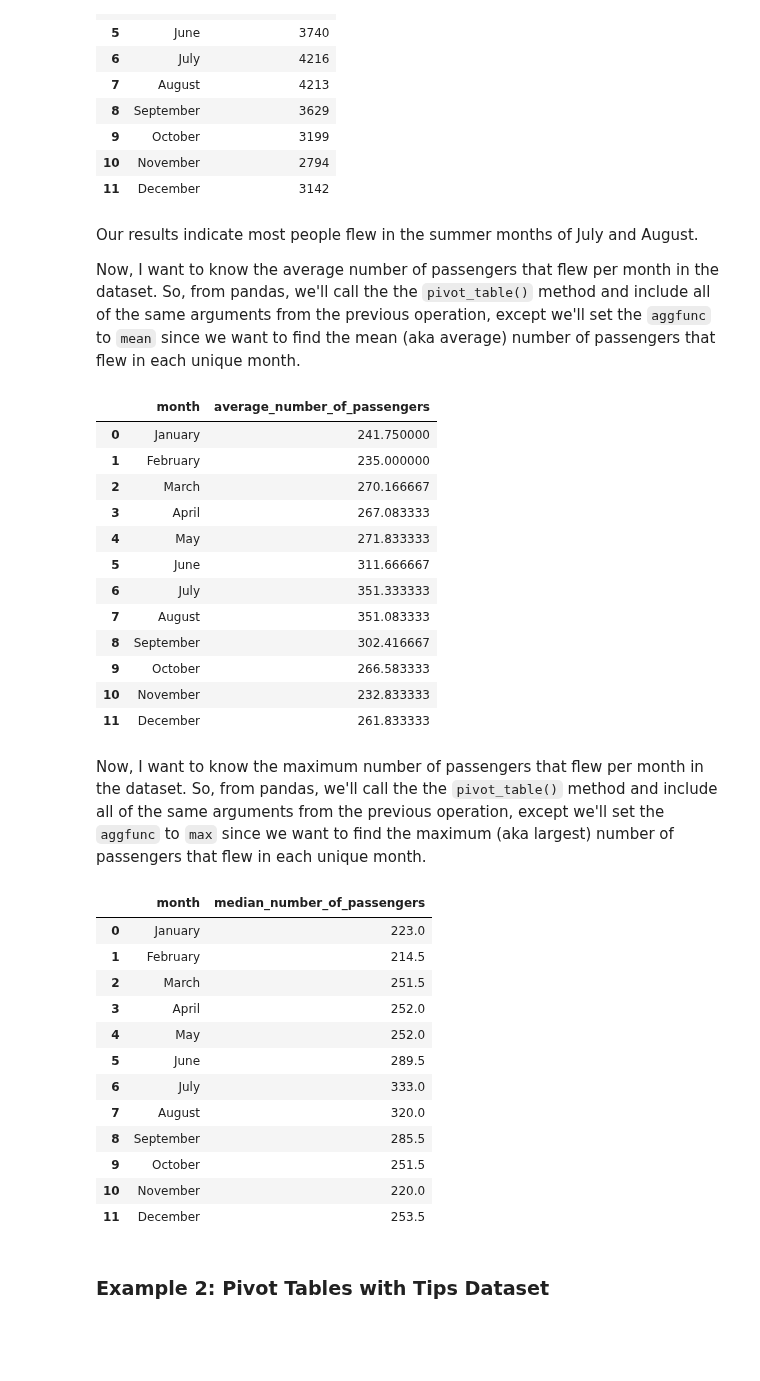
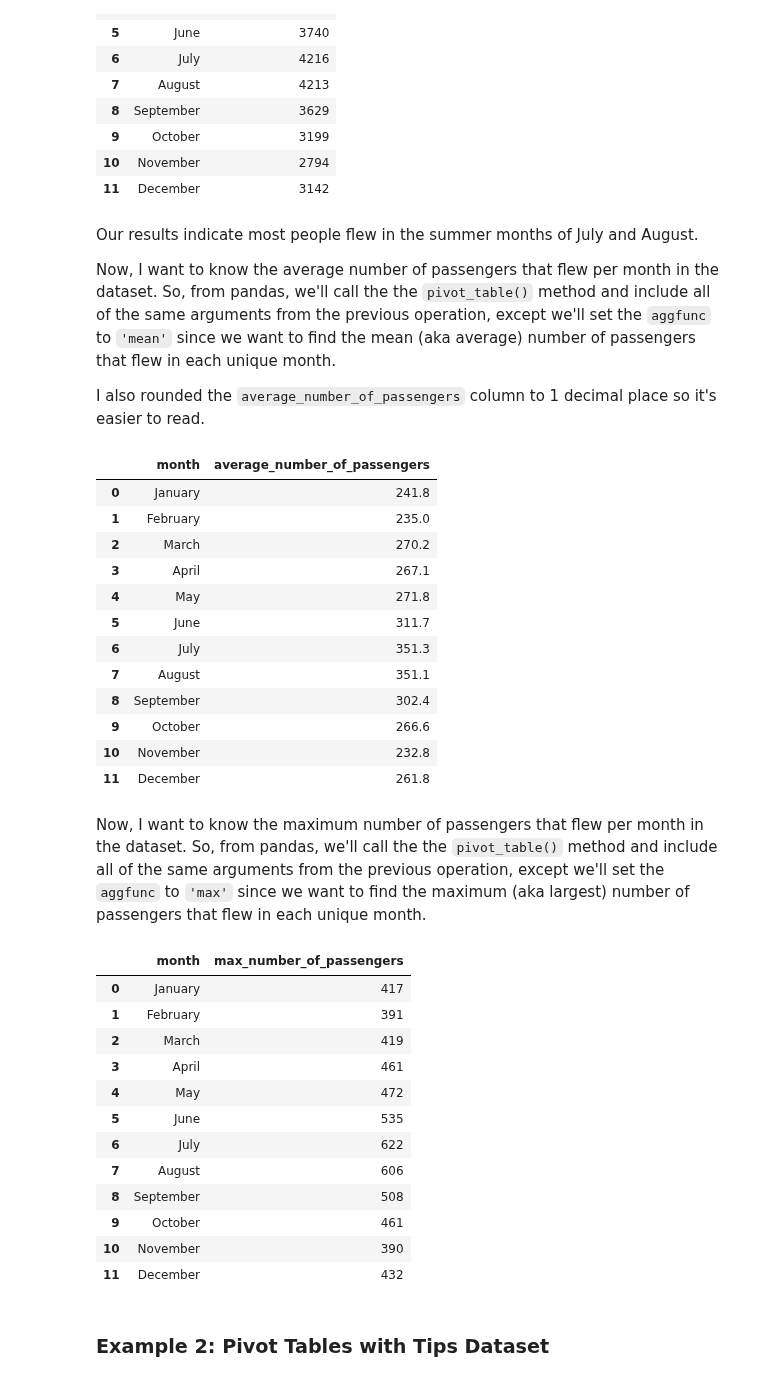
Before and after one commit to frieds/frieds.github.io, a Jupyter notebook: python/pivot_tables.ipynb, the cells around one changed output. Saved outputs shown, nothing was run; the diff lists cells and outputs as text; code cells hidden in the pictures; blank space fills up the shorter version.

```diff
--- a/python/pivot_tables.ipynb
+++ b/python/pivot_tables.ipynb
@@ -105,41 +105,43 @@ pd.pivot_table(data=df_flights, index='month', values='passengers', aggfunc='sum
 # %% [markdown]
 Our results indicate most people flew in the summer months of July and August.
 
-Now, I want to know the average number of passengers that flew per month in the dataset. So, from pandas, we'll call the the `pivot_table()` method and include all of the same arguments from the previous operation, except we'll set the `aggfunc` to `mean` since we want to find the mean (aka average) number of passengers that flew in each unique month.
+Now, I want to know the average number of passengers that flew per month in the dataset. So, from pandas, we'll call the the `pivot_table()` method and include all of the same arguments from the previous operation, except we'll set the `aggfunc` to `'mean'` since we want to find the mean (aka average) number of passengers that flew in each unique month.
+
+I also rounded the `average_number_of_passengers` column to 1 decimal place so it's easier to read.
 # %%
-pd.pivot_table(data=df_flights, index='month', values='passengers', aggfunc='mean').reset_index().rename(columns={'passengers': 'average_number_of_passengers'})
+pd.pivot_table(data=df_flights, index='month', values='passengers', aggfunc='mean').reset_index().rename(columns={'passengers': 'average_number_of_passengers'}).round(1)
 # %% [output]
 |  | month | average_number_of_passengers |
-| 0 | January | 241.750000 |
-| 1 | February | 235.000000 |
-| 2 | March | 270.166667 |
-| 3 | April | 267.083333 |
-| 4 | May | 271.833333 |
-| 5 | June | 311.666667 |
-| 6 | July | 351.333333 |
-| 7 | August | 351.083333 |
-| 8 | September | 302.416667 |
-| 9 | October | 266.583333 |
-| 10 | November | 232.833333 |
-| 11 | December | 261.833333 |
+| 0 | January | 241.8 |
+| 1 | February | 235.0 |
+| 2 | March | 270.2 |
+| 3 | April | 267.1 |
+| 4 | May | 271.8 |
+| 5 | June | 311.7 |
+| 6 | July | 351.3 |
+| 7 | August | 351.1 |
+| 8 | September | 302.4 |
+| 9 | October | 266.6 |
+| 10 | November | 232.8 |
+| 11 | December | 261.8 |
 # %% [markdown]
-Now, I want to know the maximum number of passengers that flew per month in the dataset. So, from pandas, we'll call the the `pivot_table()` method and include all of the same arguments from the previous operation, except we'll set the `aggfunc` to `max` since we want to find the maximum (aka largest) number of passengers that flew in each unique month.
+Now, I want to know the maximum number of passengers that flew per month in the dataset. So, from pandas, we'll call the the `pivot_table()` method and include all of the same arguments from the previous operation, except we'll set the `aggfunc` to `'max'` since we want to find the maximum (aka largest) number of passengers that flew in each unique month.
 # %%
-pd.pivot_table(data=df_flights, index='month', values='passengers', aggfunc='median').reset_index().rename(columns={'passengers': 'median_number_of_passengers'})
+pd.pivot_table(data=df_flights, index='month', values='passengers', aggfunc='max').reset_index().rename(columns={'passengers': 'max_number_of_passengers'})
 # %% [output]
-|  | month | median_number_of_passengers |
-| 0 | January | 223.0 |
-| 1 | February | 214.5 |
-| 2 | March | 251.5 |
-| 3 | April | 252.0 |
-| 4 | May | 252.0 |
-| 5 | June | 289.5 |
-| 6 | July | 333.0 |
-| 7 | August | 320.0 |
-| 8 | September | 285.5 |
-| 9 | October | 251.5 |
-| 10 | November | 220.0 |
-| 11 | December | 253.5 |
+|  | month | max_number_of_passengers |
+| 0 | January | 417 |
+| 1 | February | 391 |
+| 2 | March | 419 |
+| 3 | April | 461 |
+| 4 | May | 472 |
+| 5 | June | 535 |
+| 6 | July | 622 |
+| 7 | August | 606 |
+| 8 | September | 508 |
+| 9 | October | 461 |
+| 10 | November | 390 |
+| 11 | December | 432 |
 # %% [markdown]
 ### Example 2: Pivot Tables with Tips Dataset
 # %% [markdown]
```
Also changed, not shown: parts of 13 cells of this notebook, 7 other files.
